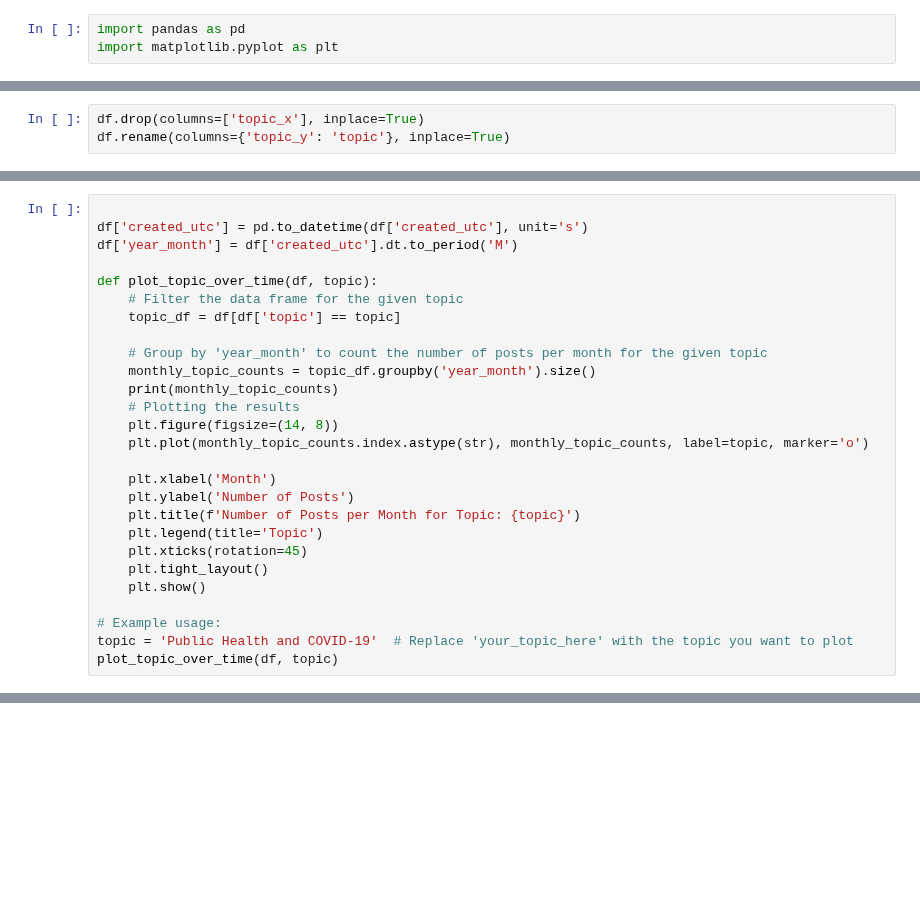
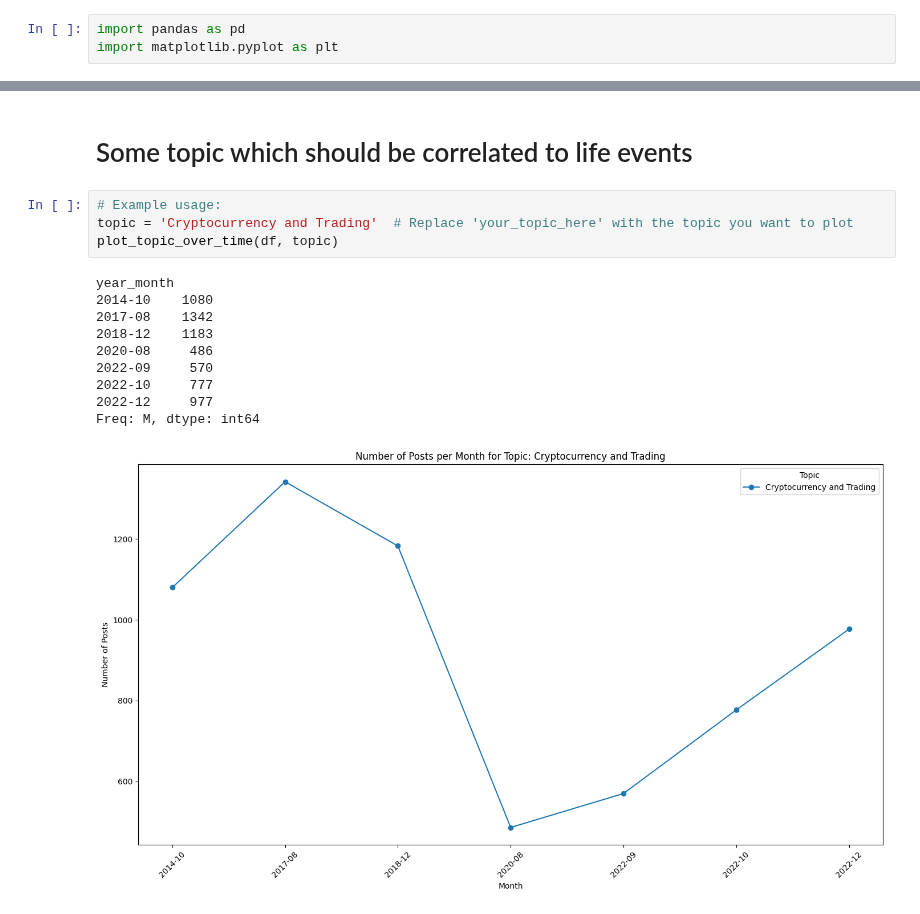
Before and after one commit to stefanoviel/RedditPolarization, a Jupyter notebook: notebooks/result_analysis.ipynb, the cells around one changed output, grey strips where cells are left out. Cells and saved outputs as stored; diff of their text form; blank space fills up the shorter version.

Commit message:
finished creating db, topic analysis

```diff
--- a/notebooks/result_analysis.ipynb
+++ b/notebooks/result_analysis.ipynb
@@ -393,3 +404,0 @@ df.head()
-# %%
-df.drop(columns=['topic_x'], inplace=True)
-df.rename(columns={'topic_y': 'topic'}, inplace=True)
@@ -427,27 +494,0 @@ plt.show()
-# %%
-
-df['created_utc'] = pd.to_datetime(df['created_utc'], unit='s')
-df['year_month'] = df['created_utc'].dt.to_period('M')
-
-def plot_topic_over_time(df, topic):
-    # Filter the data frame for the given topic
-    topic_df = df[df['topic'] == topic]
-
-    # Group by 'year_month' to count the number of posts per month for the given topic
-    monthly_topic_counts = topic_df.groupby('year_month').size()
-    print(monthly_topic_counts)
-    # Plotting the results
-    plt.figure(figsize=(14, 8))
-    plt.plot(monthly_topic_counts.index.astype(str), monthly_topic_counts, label=topic, marker='o')
-
-    plt.xlabel('Month')
-    plt.ylabel('Number of Posts')
-    plt.title(f'Number of Posts per Month for Topic: {topic}')
-    plt.legend(title='Topic')
-    plt.xticks(rotation=45)
-    plt.tight_layout()
-    plt.show()
-
-# Example usage:
-topic = 'Public Health and COVID-19'  # Replace 'your_topic_here' with the topic you want to plot
-plot_topic_over_time(df, topic)
@@ -472,0 +495,17 @@ df
+# %% [markdown]
+# Some topic which should be correlated to life events
+# %%
+# Example usage:
+topic = 'Cryptocurrency and Trading'  # Replace 'your_topic_here' with the topic you want to plot
+plot_topic_over_time(df, topic)
+# %% [output]
+year_month
+2014-10    1080
+2017-08    1342
+2018-12    1183
+2020-08     486
+2022-09     570
+2022-10     777
+2022-12     977
+Freq: M, dtype: int64
+[figure, added]
```
Also changed, not shown: parts of 16 cells of this notebook, 6 other files.
